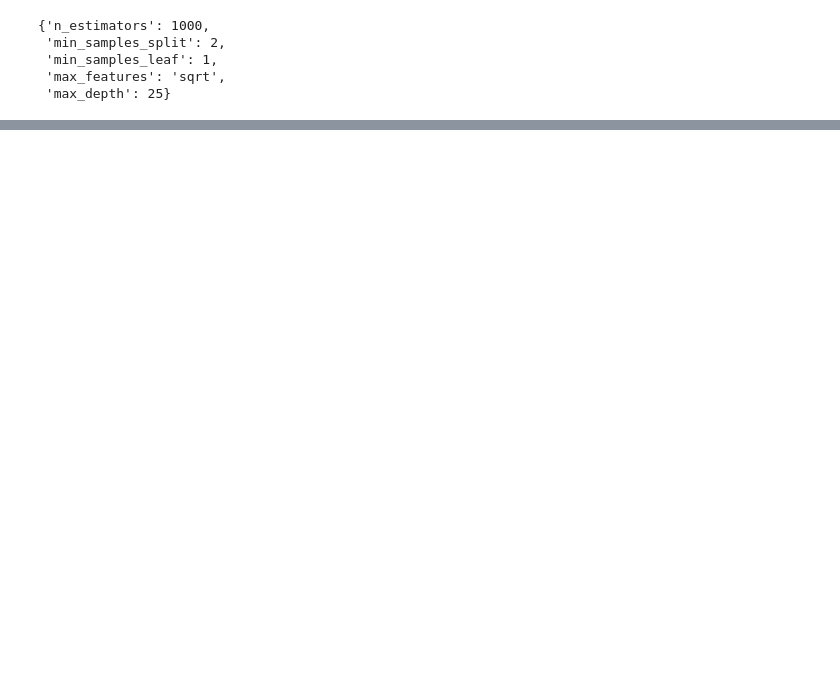
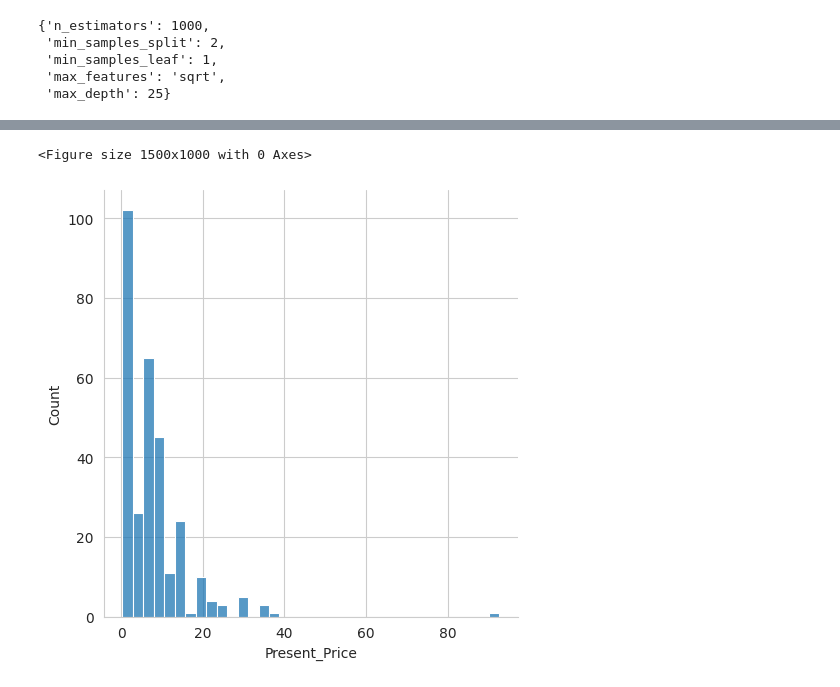
Before and after one commit to MandarRambhad407/ML-project, a Jupyter notebook: car price prediction.ipynb, the cells around one changed output, grey strips where cells are left out. Cells and saved outputs as stored; diff of their text form; code cells hidden in the pictures; blank space fills up the shorter version.

```diff
--- a/car price prediction.ipynb
+++ b/car price prediction.ipynb
@@ -321,0 +322,10 @@ pickle.dump(rf_random, file)
+# %%
+import numpy as np
+import pandas as pd
+import matplotlib.pyplot as plt
+import seaborn as sns
+from sklearn.model_selection import train_test_split
+from sklearn.tree import DecisionTreeRegressor
+
+data = pd.read_csv('/content/car data.csv')
+data.head()
@@ -321,0 +404,8 @@ pickle.dump(rf_random, file)
+# %%
+sns.set_style("whitegrid")
+plt.figure(figsize=(15, 10))
+sns.displot(data.Present_Price)
+plt.show()
+# %% [output]
+<Figure size 1500x1000 with 0 Axes>
+[figure, added]
```
Also changed, not shown: parts of 37 cells of this notebook.
